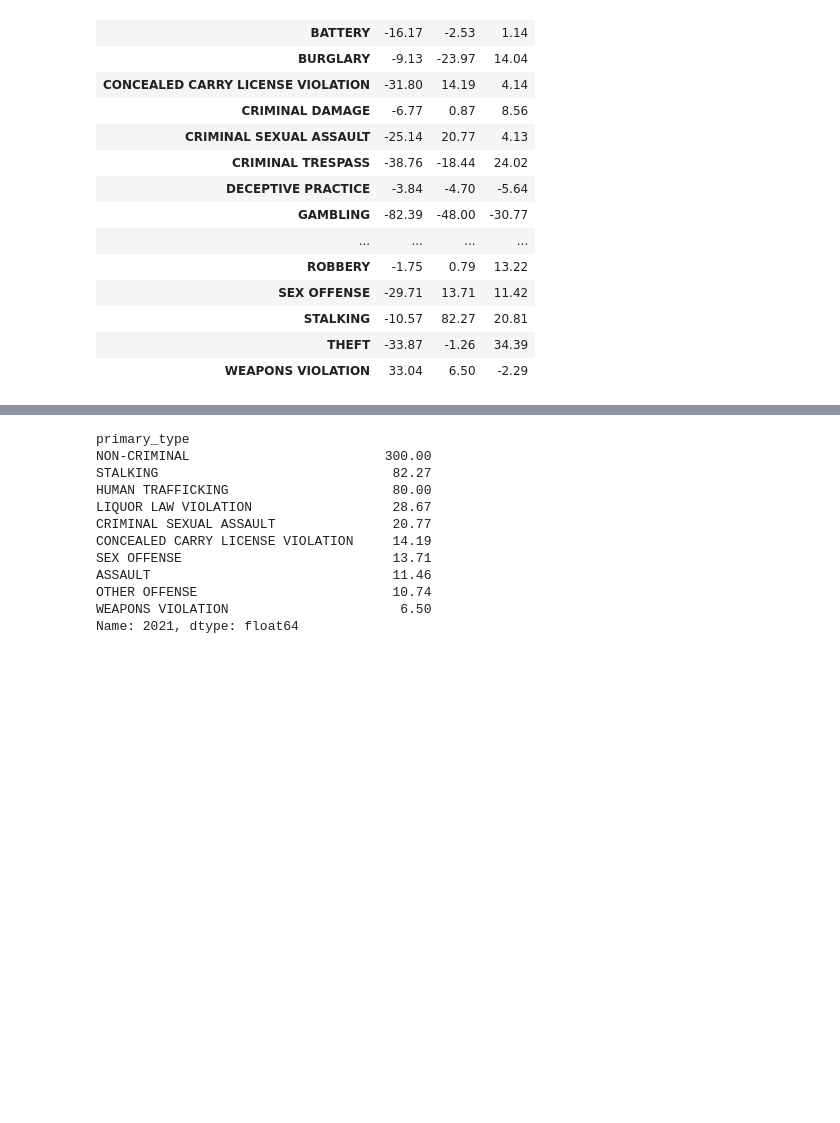
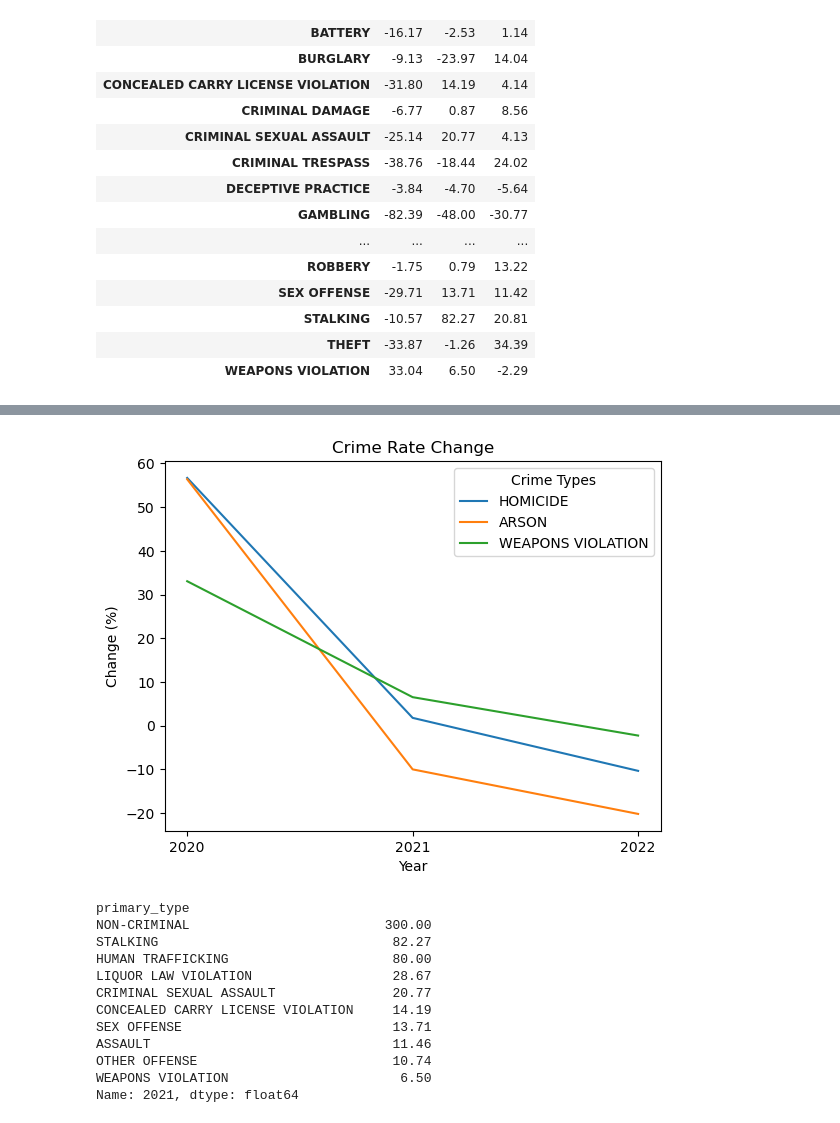
Before and after one commit to jdolinsky/chicago_crime, a Jupyter notebook: crime_increase_covid.ipynb, the cells around one changed output, grey strips where cells are left out. Drawn from its saved outputs; the diff is of its cells as text; code cells hidden in the pictures; blank space fills up the shorter version.

```diff
--- a/crime_increase_covid.ipynb
+++ b/crime_increase_covid.ipynb
@@ -135 +165,9 @@ Name: 2020, dtype: float64
+# %%
+plot = major_increased_2020_df.plot(xticks = range(2020,2023),
+                             xlabel = "Year",
+                             ylabel = "Change (%)",
+                             title = "Crime Rate Change")
+plot = plot.legend(title='Crime Types')
+# %% [output]
+[figure, added]
 # %%
```
Also changed, not shown: parts of 10 cells of this notebook, 2 other files.
